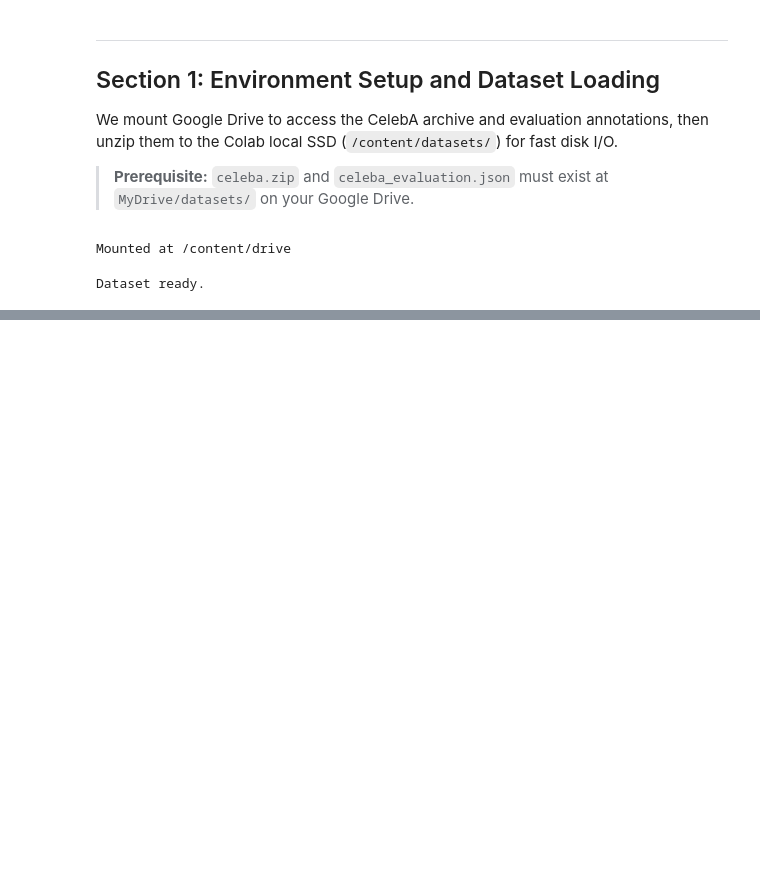
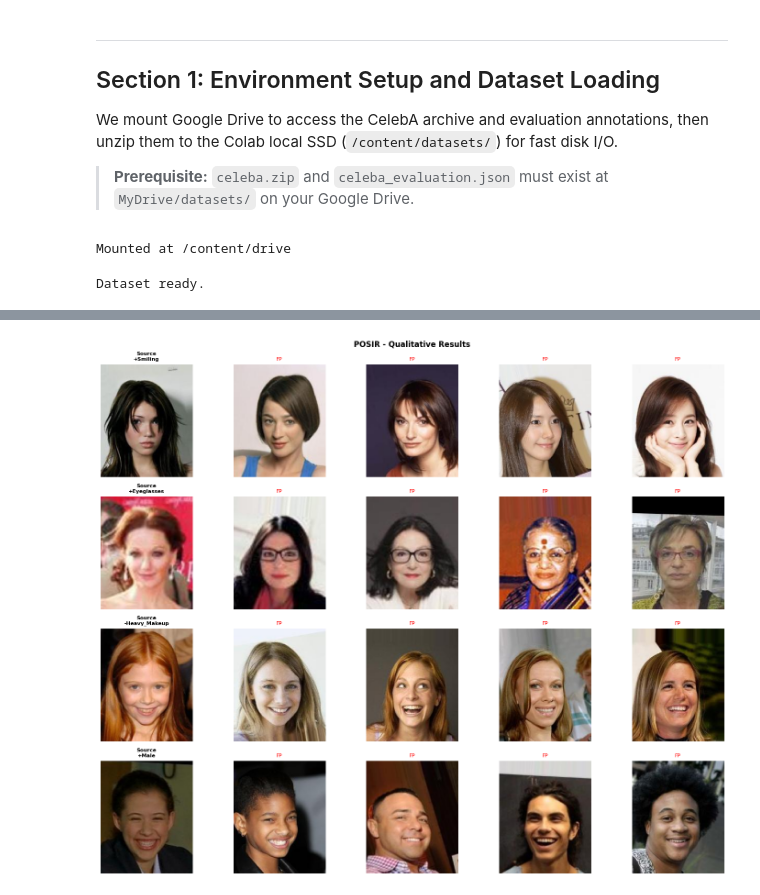
Before and after one commit to QuanNguyenCS/Deep-Learning-Assignment, a Jupyter notebook: Report_Notebook.ipynb, the cells around one changed output, grey strips where cells are left out. Cells and saved outputs as stored; diff of their text form; code cells hidden in the pictures; blank space fills up the shorter version.

```diff
--- a/Report_Notebook.ipynb
+++ b/Report_Notebook.ipynb
@@ -817,0 +1294,72 @@ Our method consistently outperforms both baselines across all metrics.
+# %%
+def show_qualitative(
+    annotations: List[Dict],
+    P_clamped: torch.Tensor,
+    E_test: torch.Tensor,
+    celeba_test: CelebA,
+    name_to_idx: Dict[str, int],
+    device: str,
+    n_queries: int = 4,
+    n_show: int = 4,
+    omega: float = OMEGA
+) -> None:
+    """
+    Generate and save qualitative visualization grid showing success/failure retrieval cases.
+
+    Args:
+        annotations (List[Dict]): The query benchmark annotations.
+        P_clamped (torch.Tensor): Clamped candidate attribute probability matrix.
+        E_test (torch.Tensor): Precomputed normalized test image embeddings.
+        celeba_test (CelebA): The CelebA test dataset object.
+        name_to_idx (Dict[str, int]): Attribute name to index lookup dictionary.
+        device (str): Device for model execution.
+        n_queries (int): Number of queries to visualize. Default is 4.
+        n_show (int): Number of candidates to show per query. Default is 4.
+        omega (float): Penalty weight for queried attributes. Default is OMEGA.
+    """
+    fig, axes = plt.subplots(n_queries, n_show + 1, figsize=(3*(n_show+1), 3*n_queries))
+    for row, query_data in enumerate(annotations[:n_queries]):
+        query_str    = query_data['query']
+        ground_truth = query_data['ground_truth']
+        pos_attrs, neg_attrs = parse_query(query_str)
+        pos_idx = [name_to_idx[a.lower().replace(' ', '_')] for a in pos_attrs
+                   if a.lower().replace(' ', '_') in name_to_idx]
+        neg_idx = [name_to_idx[a.lower().replace(' ', '_')] for a in neg_attrs
+                   if a.lower().replace(' ', '_') in name_to_idx]
+        src_str, gt_indices = next(iter(ground_truth.items()))
+        src_idx = int(src_str)
+        w = torch.ones(40, device=device)
+        for a in pos_idx + neg_idx: w[a] = omega
+        w = w.unsqueeze(0)
+        Y_star = P_clamped[src_idx].clone()
+        for a in pos_idx: Y_star[a] = 1.0
+        for a in neg_idx: Y_star[a] = 0.0
+        y    = Y_star.unsqueeze(0)
+        loss = -torch.sum(w*(y*torch.log(P_clamped)+(1-y)*torch.log(1-P_clamped)), dim=-1)/w.sum()
+        _, top_k = torch.topk(loss, k=n_show, largest=False)
+        preds = top_k.tolist()
+        ax = axes[row, 0]
+        ax.imshow(celeba_test[src_idx][0])
+        ax.set_title(f'Source\n{query_str}', fontsize=8, fontweight='bold')
+        ax.axis('off')
+        for col, pred_idx in enumerate(preds):
+            ax = axes[row, col+1]
+            ax.imshow(celeba_test[pred_idx][0])
+            ok = pred_idx in set(gt_indices)
+            for spine in ax.spines.values():
+                spine.set_edgecolor('green' if ok else 'red')
+                spine.set_linewidth(3)
+            ax.set_title('TP' if ok else 'FP',
+                         color='green' if ok else 'red', fontsize=8)
+            ax.axis('off')
+    # Using simple hyphen - instead of em-dash
+    plt.suptitle('POSIR - Qualitative Results', fontsize=12, fontweight='bold')
+    plt.tight_layout()
+    plt.savefig('/content/qualitative_results.png', dpi=120, bbox_inches='tight')
+    plt.show()
+
+
+show_qualitative(annotations, P_clamped, E_test, celeba_test,
+                 name_to_idx, device, n_queries=4, n_show=4, omega=OMEGA)
+# %% [output]
+[figure, added]
```
Also changed, not shown: parts of 58 cells of this notebook, 14 other files.
